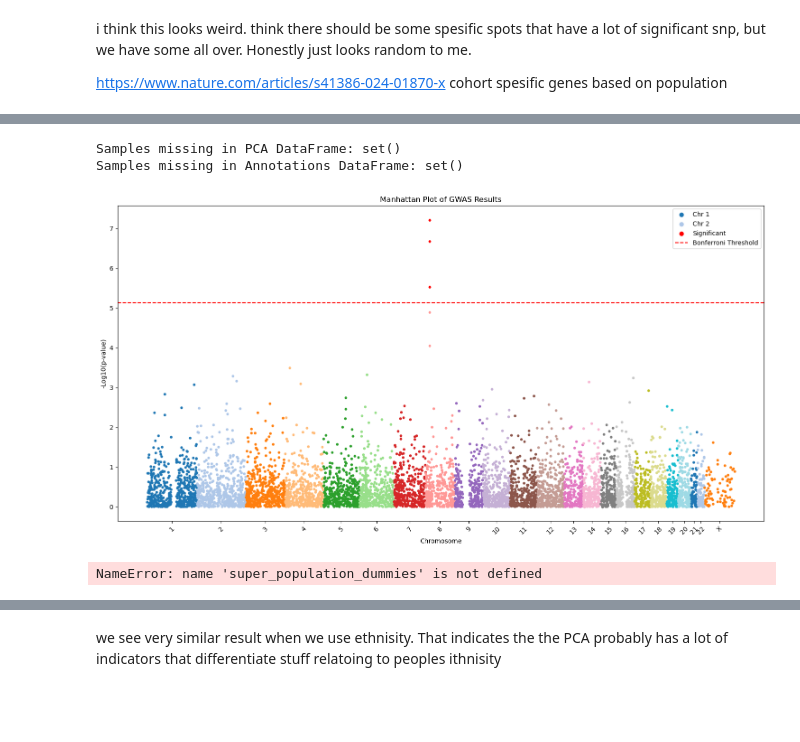
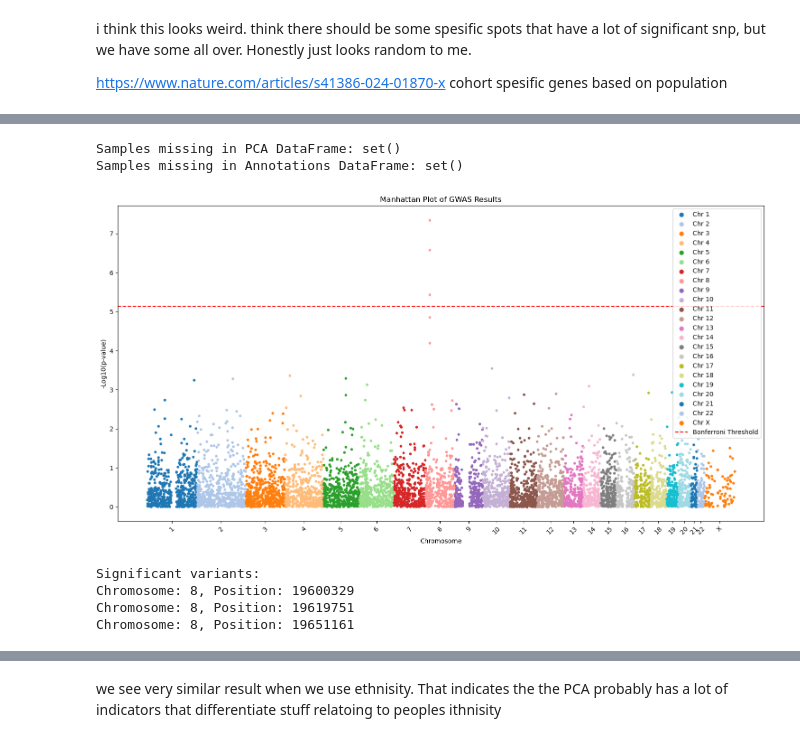
Before and after one commit to julsofpet/caffine_GWAS, a Jupyter notebook: analysis.ipynb, the cells around one changed output, grey strips where cells are left out. Saved outputs shown, nothing was run; the diff lists cells and outputs as text; code cells hidden in the pictures; blank space fills up the shorter version.

Commit message:
version with all the plots working

```diff
--- a/analysis.ipynb
+++ b/analysis.ipynb
@@ -723,7 +620,7 @@ annotations
 # %%
 # Step 1: Transpose the SNP matrix for PCA (samples as rows, SNPs as columns)
-df_for_pca_numeric = vcf_data_cleaned.iloc[:, 9:].T  # Assuming SNPs start from the 10th column
-df_for_pca_numeric = df_for_pca_numeric.apply(pd.to_numeric, errors='coerce')  # Ensure numeric data
+df_for_pca_numeric = vcf_data_cleaned.iloc[:, 9:].T
+df_for_pca_numeric = df_for_pca_numeric.apply(pd.to_numeric, errors='coerce')
 
 # Step 2: Perform PCA with 10 components
 pca = PCA(n_components=10)
@@ -762,80 +659,43 @@ for idx in vcf_data_cleaned.index:
         continue  # Skip SNPs with missing genotypes
 
     # Fit linear regression
     model = sm.OLS(y, X).fit()
 
     # Extract p-value for the SNP
     p_value = model.pvalues.get('SNP', np.nan)
     if not pd.isna(p_value):
         gwas_results.append({
             'VariantID': f"{vcf_data_cleaned.loc[idx, 'CHROM']}:{vcf_data_cleaned.loc[idx, 'POS']}",
             'PValue': p_value
         })
 
 # Step 5: Create DataFrame with GWAS results
 updated_results_df = pd.DataFrame(gwas_results)
 updated_results_df['minus_log10_pvalue'] = -np.log10(updated_results_df['PValue'])
 
 # Step 6: Recalculate Bonferroni Threshold
 bonferroni_threshold = -np.log10(0.05 / len(updated_results_df))
 
 # Step 7: Plot the Manhattan Plot
 # Preprocess results DataFrame for plotting
 results_df = preprocess_results_df(updated_results_df)
 results_df, ticks, labels = calculate_cumulative_bp(results_df)
 
 # Plot
 plot_manhattan(results_df, ticks, labels, bonferroni_threshold)
+
+# Step 8: Identify significant variants
+significant_variants = updated_results_df[updated_results_df['minus_log10_pvalue'] > bonferroni_threshold]
+
+# Print significant variant locations (chromosome and position)
+print("Significant variants:")
+for _, row in significant_variants.iterrows():
+    print(f"Chromosome: {row['VariantID'].split(':')[0]}, Position: {row['VariantID'].split(':')[1]}")
 # %% [output]
 Samples missing in PCA DataFrame: set()
 Samples missing in Annotations DataFrame: set()
-[figure, old version]
+[figure, new version]
+Significant variants:
+Chromosome: 8, Position: 19600329
+Chromosome: 8, Position: 19619751
+Chromosome: 8, Position: 19651161
-# %%
-gwas_results = []
-for idx in vcf_data_cleaned.index:
-    # Extract SNP genotypes
-    genotypes = vcf_data_cleaned.loc[idx, vcf_data_cleaned.columns[9:]].T
-    genotypes = pd.to_numeric(genotypes, errors='coerce')  # Convert SNP data to numeric
-
-    # Prepare the design matrix (SNP + SuperPopulation covariates)
-    X = pd.DataFrame({'SNP': genotypes})
-    X = pd.concat([X, super_population_dummies], axis=1)  # Add covariates
-    X = sm.add_constant(X)  # Add intercept
-
-    # Convert boolean columns to numeric
-    X = X.astype(int, errors='ignore')
-
-    # Align and clean phenotype data
-    y = phenotypes.reindex(X.index)
-    X = X.apply(pd.to_numeric, errors='coerce')  # Ensure X is numeric
-    y = pd.to_numeric(y, errors='coerce')       # Ensure y is numeric
-
-    # Drop rows with NaN in either X or y
-    valid_rows = X.notnull().all(axis=1) & y.notnull()
-    X = X[valid_rows]
-    y = y[valid_rows]
-
-    # Fit linear regression
-    try:
-        model = sm.OLS(y, X).fit()
-        p_value = model.pvalues['SNP']
-    except Exception as e:
-        print(f"Error with SNP {idx}: {e}")
-        p_value = np.nan
-
-    gwas_results.append({'VariantID': f"{vcf_data_cleaned.loc[idx, 'CHROM']}:{vcf_data_cleaned.loc[idx, 'POS']}",
-                         'PValue': p_value})
-
-# Create DataFrame with GWAS results
-results_with_superpopulation = pd.DataFrame(gwas_results)
-results_with_superpopulation['minus_log10_pvalue'] = -np.log10(results_with_superpopulation['PValue'])
-
-# Recalculate Bonferroni Threshold
-bonferroni_threshold = -np.log10(0.05 / len(results_with_superpopulation))
-
-# Plot the Manhattan Plot
-results_df = preprocess_results_df(results_with_superpopulation)
-results_df, ticks, labels = calculate_cumulative_bp(results_df)
-plot_manhattan(results_df, ticks, labels, bonferroni_threshold)
-# %% [output]
-NameError: name 'super_population_dummies' is not defined
```
Also changed, not shown: parts of 15 cells of this notebook.
